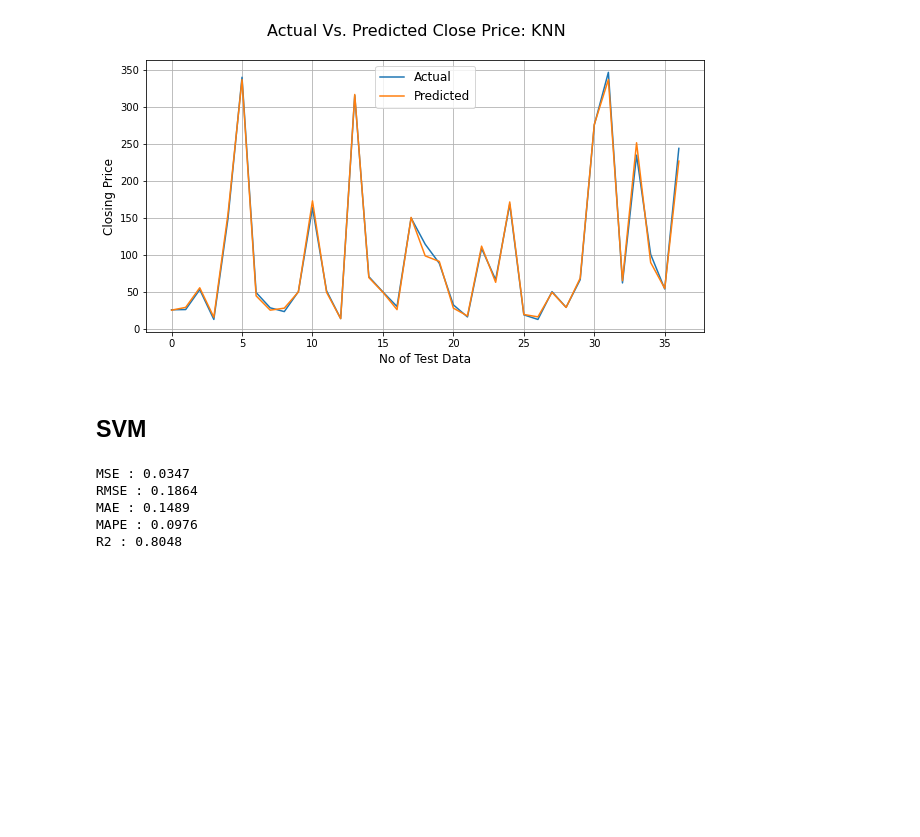
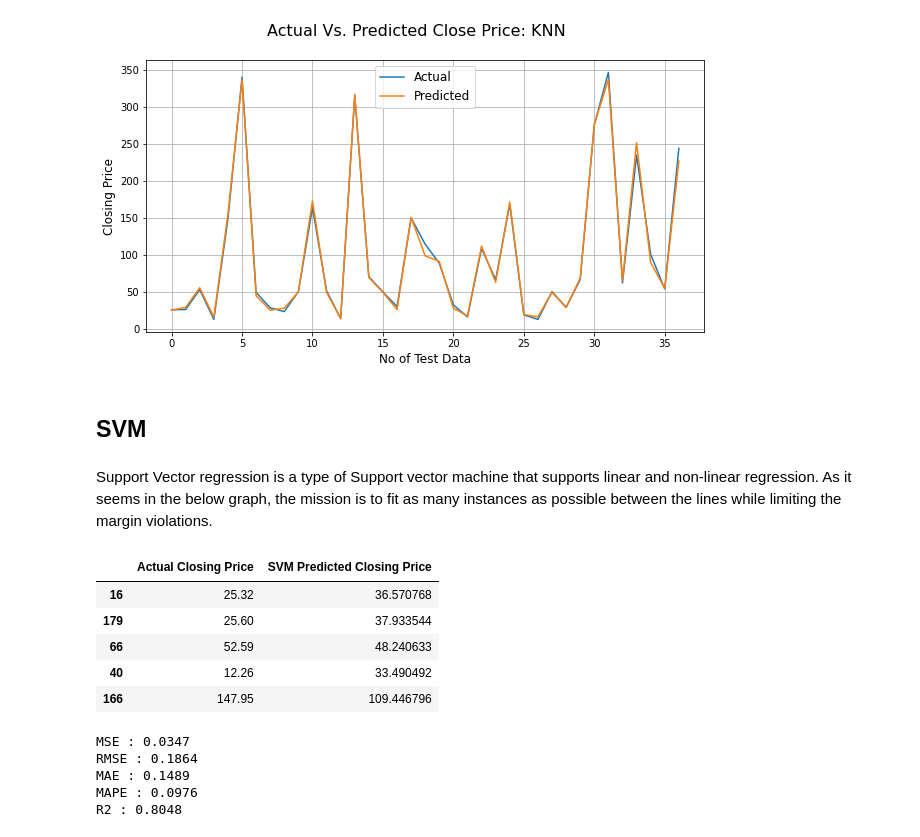
Before and after one commit to Mahima2208/Airline_Passenger_Referal_Prediction_Classification, a Jupyter notebook: Yes_Bank.ipynb, the cells around one changed output. Drawn from its saved outputs; the diff is of its cells as text; code cells hidden in the pictures; blank space fills up the shorter version.

```diff
--- a/Yes_Bank.ipynb
+++ b/Yes_Bank.ipynb
@@ -1145,6 +1188,8 @@ plt.grid()
 [figure]
 # %% [markdown]
 ## **SVM**
+# %% [markdown]
+Support Vector regression is a type of Support vector machine that supports linear and non-linear regression. As it seems in the below graph, the mission is to fit as many instances as possible between the lines while limiting the margin violations.
 # %%
 #importing SVm model
 from sklearn.svm import SVR
@@ -1153,6 +1198,17 @@ svm_regressor = SVR(kernel='linear')#Linear
 svm_model=svm_regressor.fit(X_train,y_train)
 #prediction
 y_svm_pred=svm_model.predict(X_test)
+# %%
+test_df['SVM Predicted Closing Price'] = 10**y_svm_pred
+knn_df = test_df.loc[:,['Actual Closing Price','SVM Predicted Closing Price']]
+knn_df.head(5)
+# %% [output]
+|  | Actual Closing Price | SVM Predicted Closing Price |
+| 16 | 25.32 | 36.570768 |
+| 179 | 25.60 | 37.933544 |
+| 66 | 52.59 | 48.240633 |
+| 40 | 12.26 | 33.490492 |
+| 166 | 147.95 | 109.446796 |
 # %%
 # Test Performance of Elastic Net model after validation
 print("MSE :",round(mean_squared_error(y_test, y_svm_pred), 4))
```
Also changed, not shown: parts of 5 cells of this notebook.
